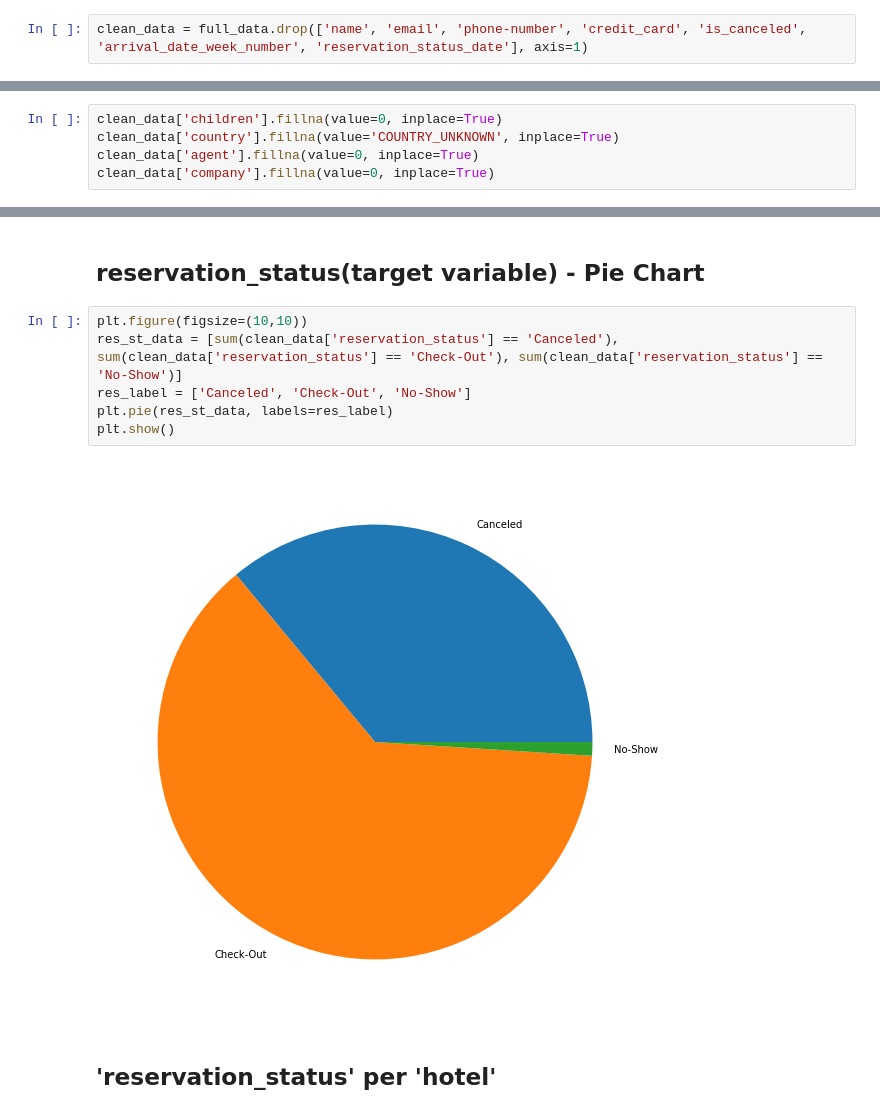
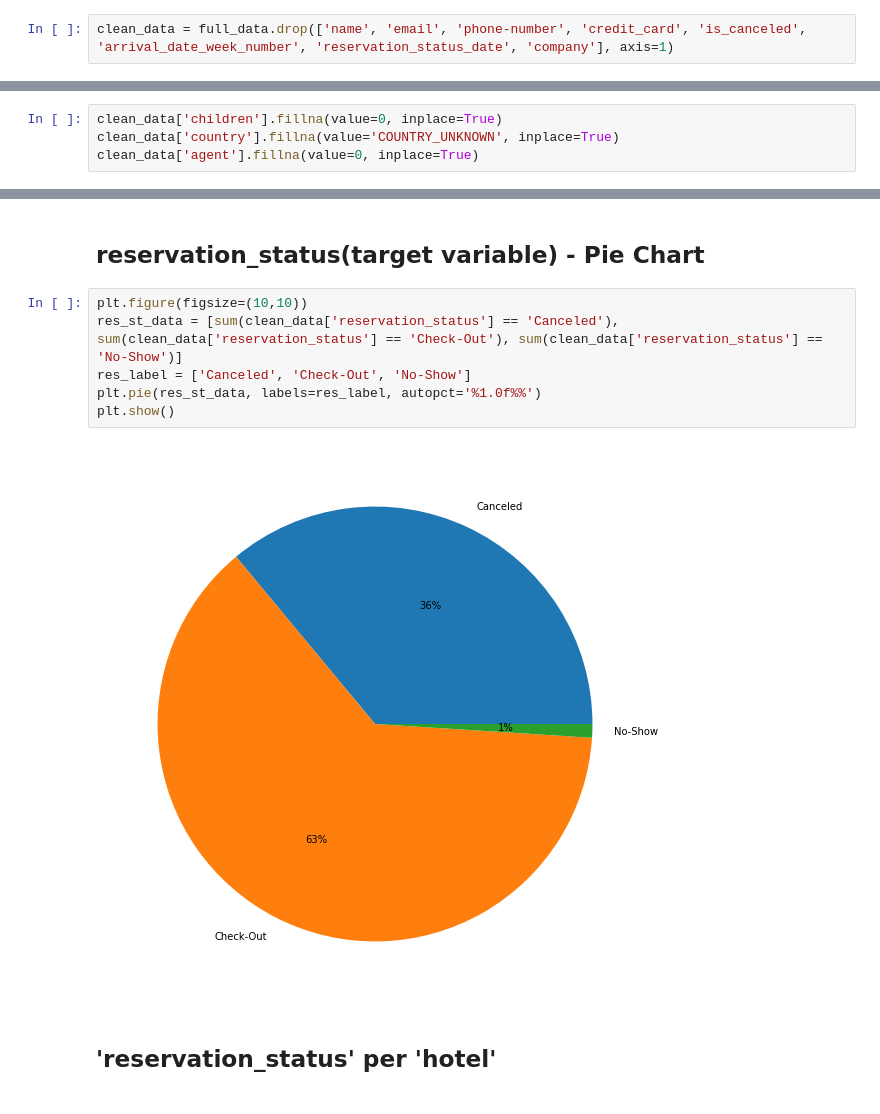
Before and after one commit to ajaivasudeve/jupyter_notebooks, a Jupyter notebook: hotel_booking/hotel_booking.ipynb, the cells around one changed output, grey strips where cells are left out. Cells and saved outputs as stored; diff of their text form.

```diff
--- a/hotel_booking/hotel_booking.ipynb
+++ b/hotel_booking/hotel_booking.ipynb
@@ -43,5 +43,5 @@ memory usage: 32.8+ MB
 # %%
-clean_data = full_data.drop(['name', 'email', 'phone-number', 'credit_card', 'is_canceled', 'arrival_date_week_number', 'reservation_status_date'], axis=1)
+clean_data = full_data.drop(['name', 'email', 'phone-number', 'credit_card', 'is_canceled', 'arrival_date_week_number', 'reservation_status_date', 'company'], axis=1)
 # %% [markdown]
 ### Check for NaN values
 # %%
@@ -70,4 +70,3 @@ dtype: int64
 clean_data['children'].fillna(value=0, inplace=True)
 clean_data['country'].fillna(value='COUNTRY_UNKNOWN', inplace=True)
 clean_data['agent'].fillna(value=0, inplace=True)
-clean_data['company'].fillna(value=0, inplace=True)
@@ -139,11 +158,11 @@ import seaborn as sns
 # %%
 plt.figure(figsize=(10,10))
 res_st_data = [sum(clean_data['reservation_status'] == 'Canceled'), sum(clean_data['reservation_status'] == 'Check-Out'), sum(clean_data['reservation_status'] == 'No-Show')]
 res_label = ['Canceled', 'Check-Out', 'No-Show']
-plt.pie(res_st_data, labels=res_label)
+plt.pie(res_st_data, labels=res_label, autopct='%1.0f%%')
 plt.show()
 # %% [output]
-[figure, old version]
+[figure, new version]
 # %% [markdown]
 ## 'reservation_status' per 'hotel'
 # %%
```
Also changed, not shown: parts of 38 cells of this notebook.
